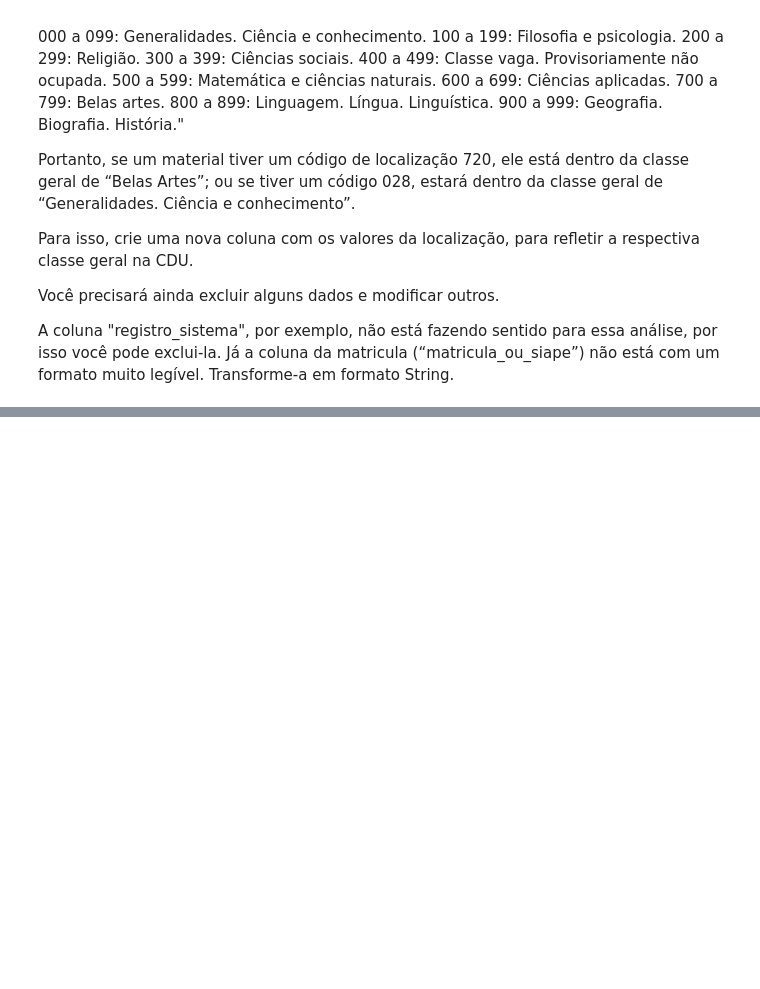
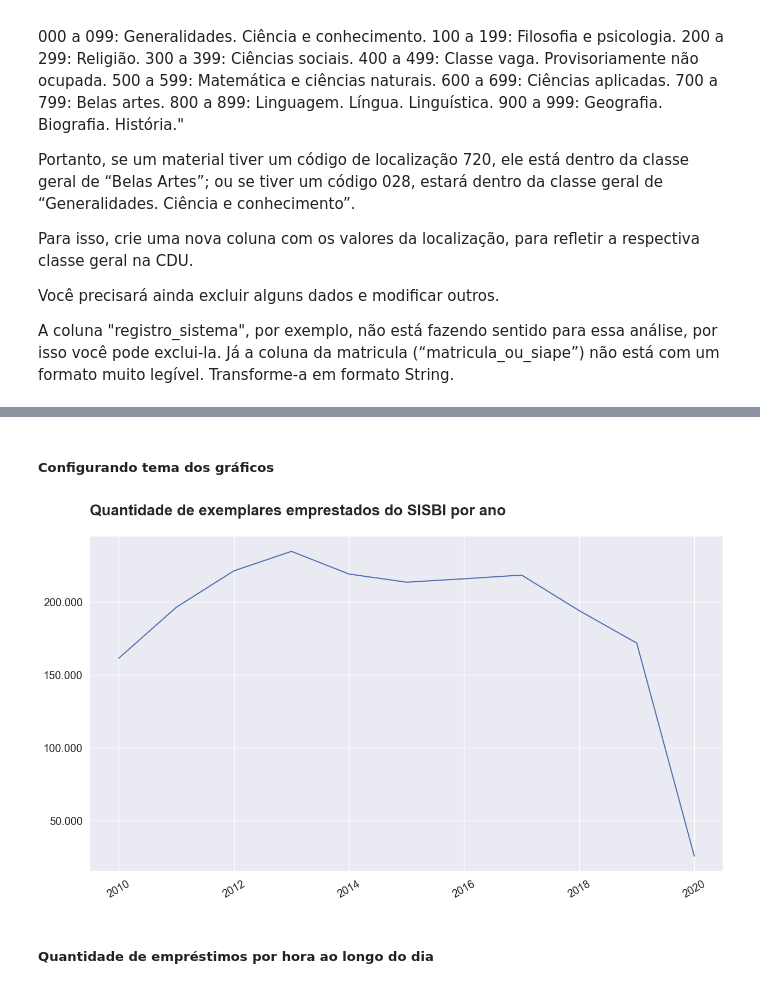
Before and after one commit to PietroDelCorona/Python_Pandas_Alura, a Jupyter notebook: codigos.ipynb, the cells around one changed output, grey strips where cells are left out. Cells and saved outputs as stored; diff of their text form; code cells hidden in the pictures; blank space fills up the shorter version.

Commit message:
day 3 data exploration and datetime

```diff
--- a/codigos.ipynb
+++ b/codigos.ipynb
@@ -391,0 +468,5 @@ emprestimos_completos.head()
+# %%
+emprestimos_data = pd.DataFrame(emprestimos_completos['data_emprestimo'].value_counts()).reset_index()
+emprestimos_data.columns = ['data', 'quantidade']
+emprestimos_data['data'] = pd.to_datetime(emprestimos_data['data'])
+emprestimos_data
@@ -391,0 +487,4 @@ emprestimos_completos.head()
+# %%
+emprestimos_por_ano = emprestimos_data.groupby(by=emprestimos_data.data.dt.year)['quantidade'].sum()
+emprestimos_por_ano.index.name = 'ano'
+emprestimos_por_ano
@@ -391,0 +505,24 @@ emprestimos_completos.head()
+# %%
+emprestimos_por_ano = emprestimos_por_ano.reset_index()
+emprestimos_por_ano.columns = ['ano', 'quantidade']
+# %% [markdown]
+##### Configurando tema dos gráficos
+# %%
+sns.set_theme(context='notebook',
+              style='darkgrid',
+              palette='deep',
+              font_scale=1.3,
+              rc={"figure.figsize":(15,8)})
+# %%
+ax = sns.lineplot(data=emprestimos_por_ano, x='ano', y='quantidade')
+ax.set(xlabel=None, ylabel=None)
+ax.tick_params(axis='x', rotation=30)
+ax.yaxis.set_major_formatter(ticker.FuncFormatter(lambda x, p: format(int(x), ',').replace(',','.')))
+
+ax.set_title('Quantidade de exemplares emprestados do SISBI por ano'+'\n',size=20,loc='left',weight='bold')
+
+ax=ax
+# %% [output]
+[figure, added]
+# %% [markdown]
+##### Quantidade de empréstimos por hora ao longo do dia
```
Also changed, not shown: parts of 16 cells of this notebook, 1 other file.
